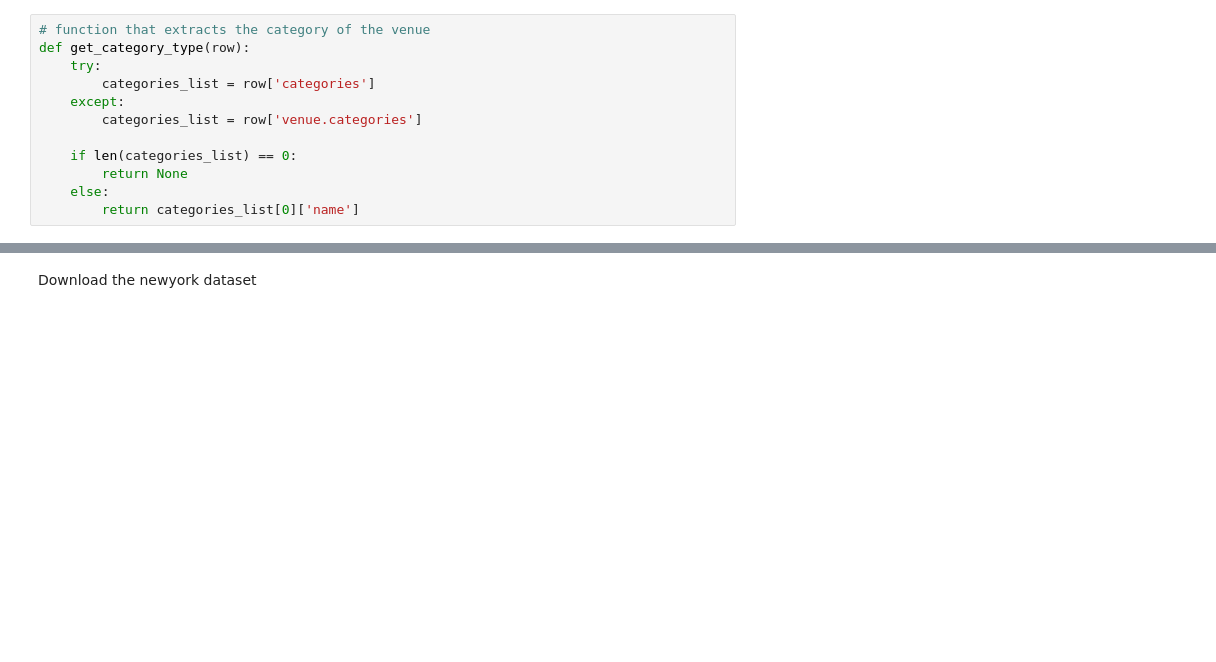
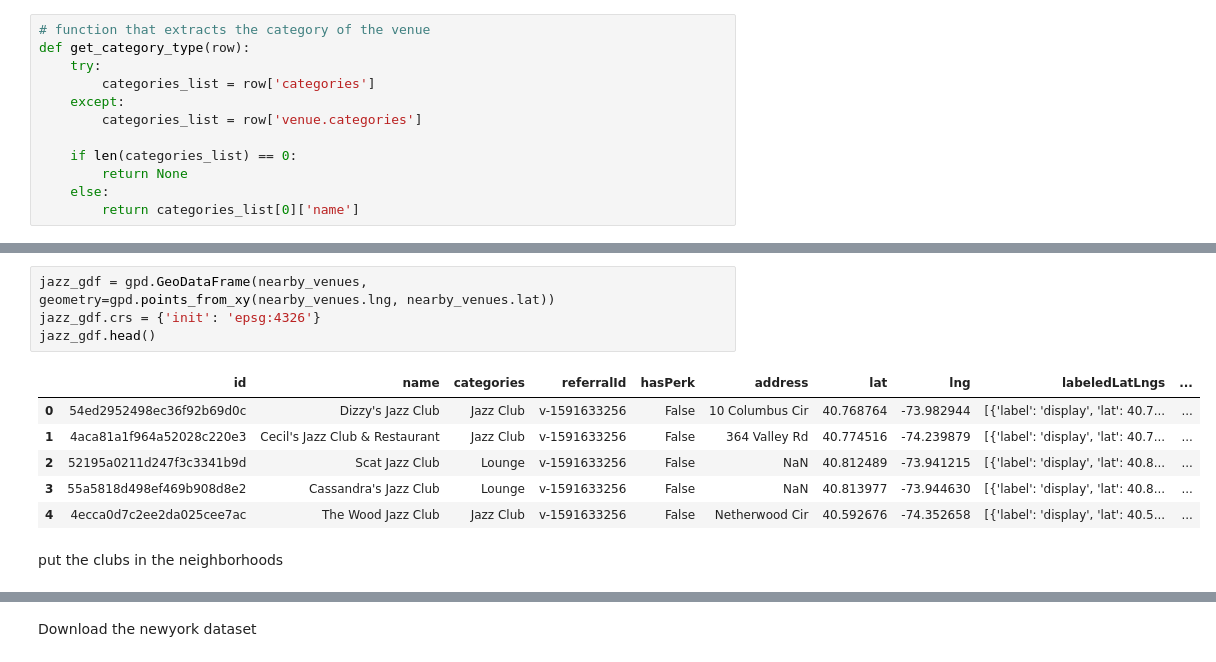
Before and after one commit to githubchinny/data-science, a Jupyter notebook: manhattan/ManhattanJazz.ipynb, the cells around one changed output, grey strips where cells are left out. Cells and saved outputs as stored; diff of their text form; blank space fills up the shorter version.

```diff
--- a/manhattan/ManhattanJazz.ipynb
+++ b/manhattan/ManhattanJazz.ipynb
@@ -145,0 +186,13 @@ nearby_venues.sample(5)
+# %%
+jazz_gdf = gpd.GeoDataFrame(nearby_venues, geometry=gpd.points_from_xy(nearby_venues.lng, nearby_venues.lat))
+jazz_gdf.crs = {'init': 'epsg:4326'}
+jazz_gdf.head()
+# %% [output]
+|  | id | name | categories | referralId | hasPerk | address | lat | lng | labeledLatLngs | ... |
+| 0 | 54ed2952498ec36f92b69d0c | Dizzy's Jazz Club | Jazz Club | v-1591633256 | False | 10 Columbus Cir | 40.768764 | -73.982944 | [{'label': 'display', 'lat': 40.7... | ... |
+| 1 | 4aca81a1f964a52028c220e3 | Cecil's Jazz Club & Restaurant | Jazz Club | v-1591633256 | False | 364 Valley Rd | 40.774516 | -74.239879 | [{'label': 'display', 'lat': 40.7... | ... |
+| 2 | 52195a0211d247f3c3341b9d | Scat Jazz Club | Lounge | v-1591633256 | False | NaN | 40.812489 | -73.941215 | [{'label': 'display', 'lat': 40.8... | ... |
+| 3 | 55a5818d498ef469b908d8e2 | Cassandra's Jazz Club | Lounge | v-1591633256 | False | NaN | 40.813977 | -73.944630 | [{'label': 'display', 'lat': 40.8... | ... |
+| 4 | 4ecca0d7c2ee2da025cee7ac | The Wood Jazz Club | Jazz Club | v-1591633256 | False | Netherwood Cir | 40.592676 | -74.352658 | [{'label': 'display', 'lat': 40.5... | ... |
+# %% [markdown]
+put the clubs in the neighborhoods
```
Also changed, not shown: parts of 25 cells of this notebook.
